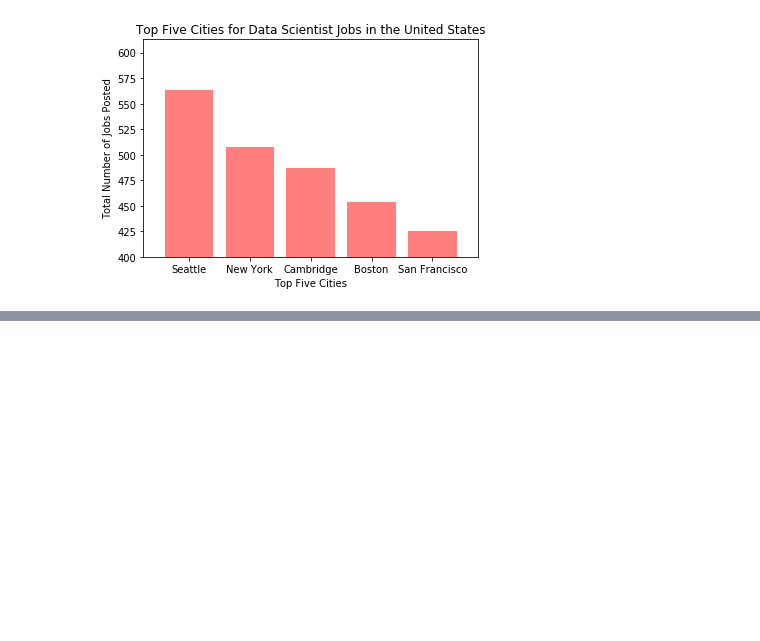
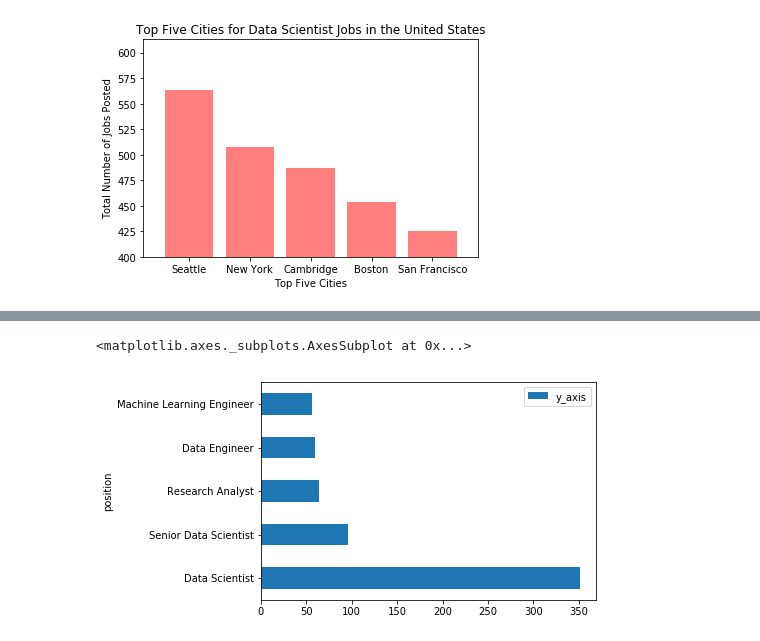
Before and after one commit to tjgrafft/DataScienceJobs_Project, a Jupyter notebook: project_code2.ipynb, the cells around one changed output, grey strips where cells are left out. Saved outputs shown, nothing was run; the diff lists cells and outputs as text; code cells hidden in the pictures; blank space fills up the shorter version.

```diff
--- a/project_code2.ipynb
+++ b/project_code2.ipynb
@@ -44,0 +94,6 @@ plt.show()
+# %%
+df = pd.DataFrame({'y_axis': [351, 96, 64, 60, 56], 'position': ["Data Scientist", "Senior Data Scientist", "Research Analyst", "Data Engineer", "Machine Learning Engineer"]})
+df.plot.barh(x='position', y='y_axis')
+# %% [output]
+<matplotlib.axes._subplots.AxesSubplot at 0x...>
+[figure, added]
```
Also changed, not shown: parts of 4 cells of this notebook.
